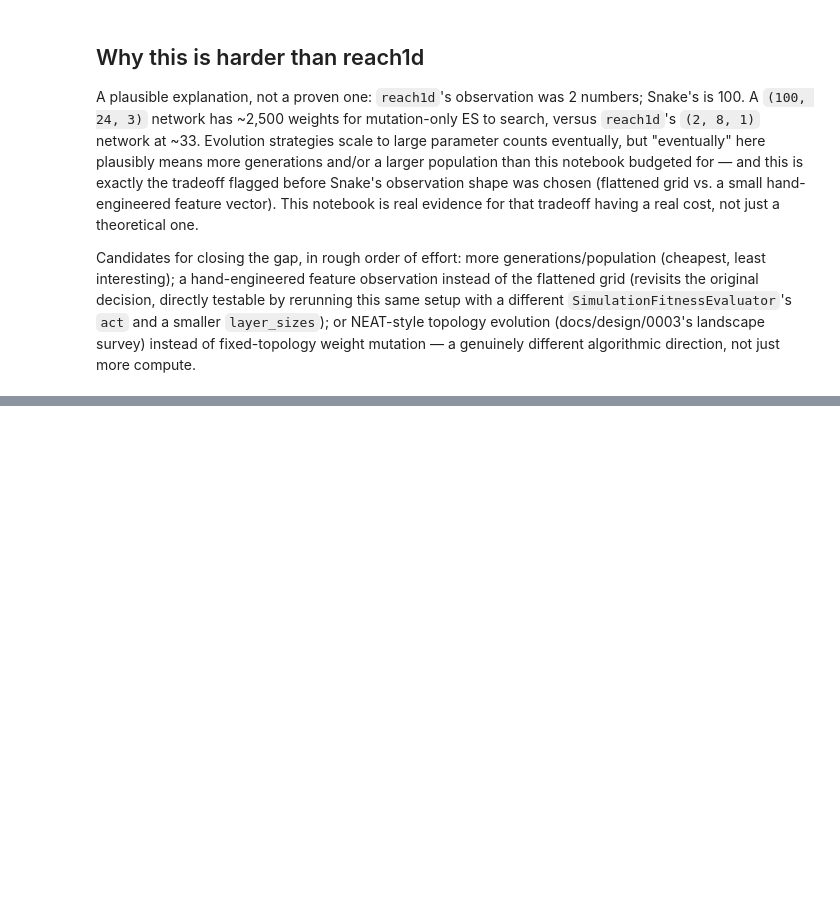
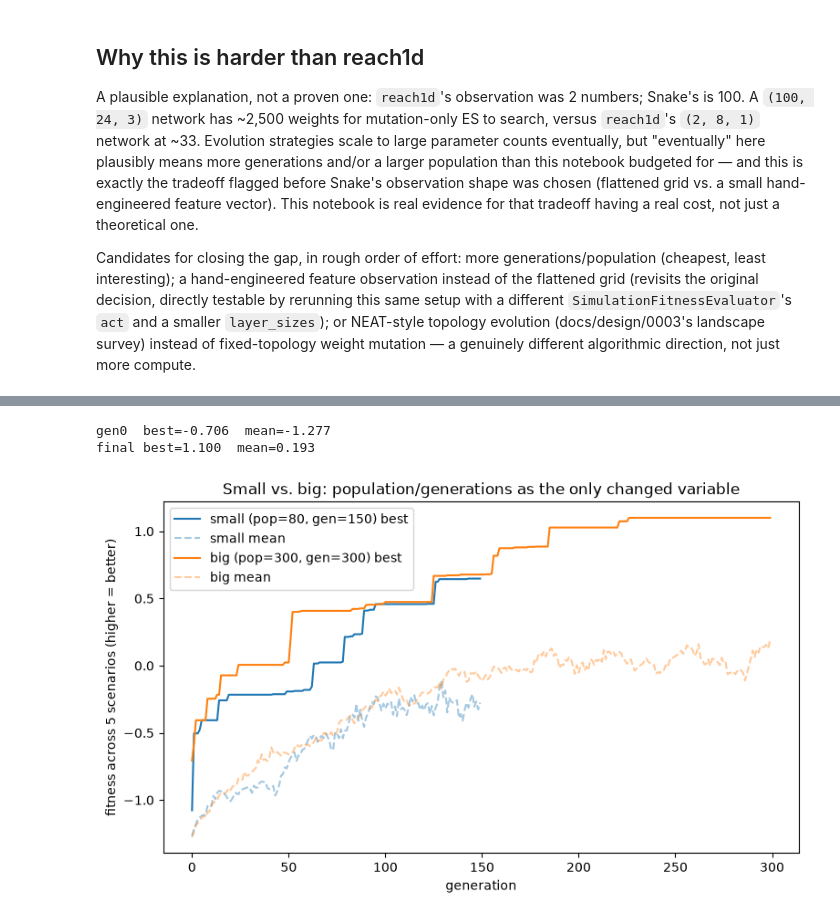
Before and after one commit to 0xMack/red-queen, a Jupyter notebook: notebooks/0005-neuroevolution-snake.ipynb, the cells around one changed output, grey strips where cells are left out. Saved outputs shown, nothing was run; the diff lists cells and outputs as text; code cells hidden in the pictures; blank space fills up the shorter version.

```diff
--- a/notebooks/0005-neuroevolution-snake.ipynb
+++ b/notebooks/0005-neuroevolution-snake.ipynb
@@ -158,0 +172,36 @@ different algorithmic direction, not just more compute.
+# %%
+POPULATION_SIZE_BIG = 300
+GENERATIONS_BIG = 300
+
+rng_big = random.Random(0)  # same seed -- isolates population/generations as the only changed variables
+population_big = [random_weight_vector(LAYER_SIZES, rng_big, scale=0.5) for _ in range(POPULATION_SIZE_BIG)]
+fitness_big = SimulationFitnessEvaluator(envs=benchmark_environments(), act=act, max_steps=MAX_STEPS)
+summaries_big = []
+evolve(
+    population_big,
+    fitness=fitness_big,
+    selection=TournamentSelection(k=4),
+    variation=GaussianMutation(sigma=0.2),
+    generations=GENERATIONS_BIG,
+    on_generation=[summaries_big.append],
+    rng=rng_big,
+)
+
+print(f"gen0  best={summaries_big[0].best_fitness:.3f}  mean={summaries_big[0].mean_fitness:.3f}")
+print(f"final best={summaries_big[-1].best_fitness:.3f}  mean={summaries_big[-1].mean_fitness:.3f}")
+# %% [output]
+gen0  best=-0.706  mean=-1.277
+final best=1.100  mean=0.193
+# %%
+fig, ax = plt.subplots(figsize=(9, 5))
+ax.plot(range(len(summaries)), [s.best_fitness for s in summaries], color="C0", label="small (pop=80, gen=150) best")
+ax.plot(range(len(summaries)), [s.mean_fitness for s in summaries], color="C0", alpha=0.4, linestyle="--", label="small mean")
+ax.plot(range(len(summaries_big)), [s.best_fitness for s in summaries_big], color="C1", label="big (pop=300, gen=300) best")
+ax.plot(range(len(summaries_big)), [s.mean_fitness for s in summaries_big], color="C1", alpha=0.4, linestyle="--", label="big mean")
+ax.set_xlabel("generation")
+ax.set_ylabel("fitness across 5 scenarios (higher = better)")
+ax.set_title("Small vs. big: population/generations as the only changed variable")
+ax.legend()
+plt.show()
+# %% [output]
+[figure, added]
```
Also changed, not shown: parts of 7 cells of this notebook, 2 other files.
